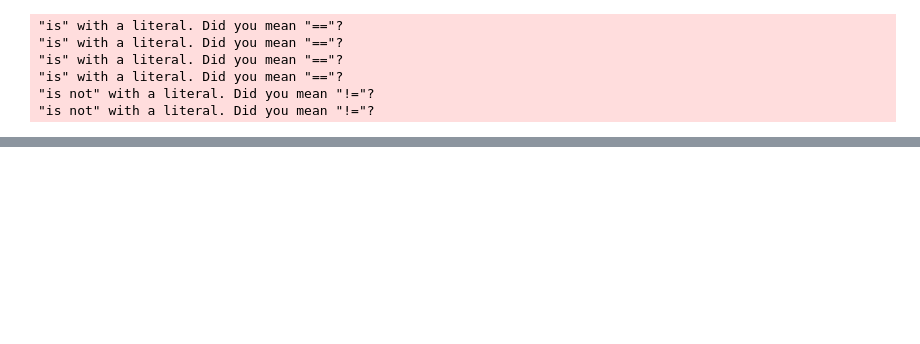
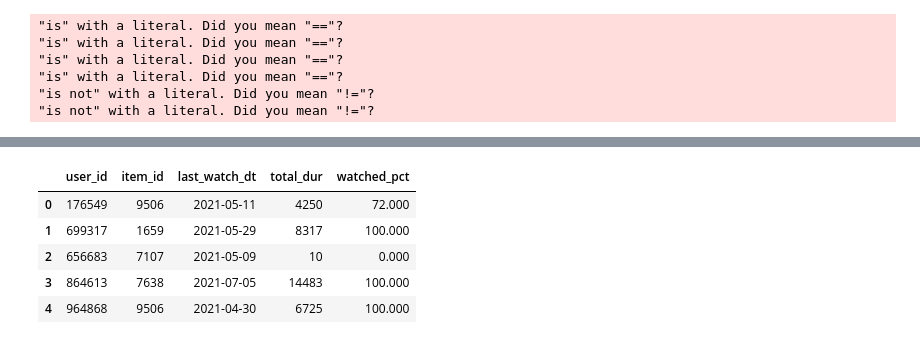
Before and after one commit to kshurik/rekkobook, a Jupyter notebook: _sources/chapter1/full_pipeline.ipynb, the cells around one changed output, grey strips where cells are left out. Saved outputs shown, nothing was run; the diff lists cells and outputs as text; code cells hidden in the pictures; blank space fills up the shorter version.

```diff
--- a/_sources/chapter1/full_pipeline.ipynb
+++ b/_sources/chapter1/full_pipeline.ipynb
@@ -44,0 +71,11 @@ pd.set_option('display.float_format', lambda x: '%.3f' % x)
+# %%
+# interactions data
+interactions = read_parquet_from_gdrive(INTERACTIONS_PATH)
+interactions.head()
+# %% [output]
+|  | user_id | item_id | last_watch_dt | total_dur | watched_pct |
+| 0 | 176549 | 9506 | 2021-05-11 | 4250 | 72.000 |
+| 1 | 699317 | 1659 | 2021-05-29 | 8317 | 100.000 |
+| 2 | 656683 | 7107 | 2021-05-09 | 10 | 0.000 |
+| 3 | 864613 | 7638 | 2021-07-05 | 14483 | 100.000 |
+| 4 | 964868 | 9506 | 2021-04-30 | 6725 | 100.000 |
```
Also changed, not shown: parts of 72 cells of this notebook, 19 other files.
